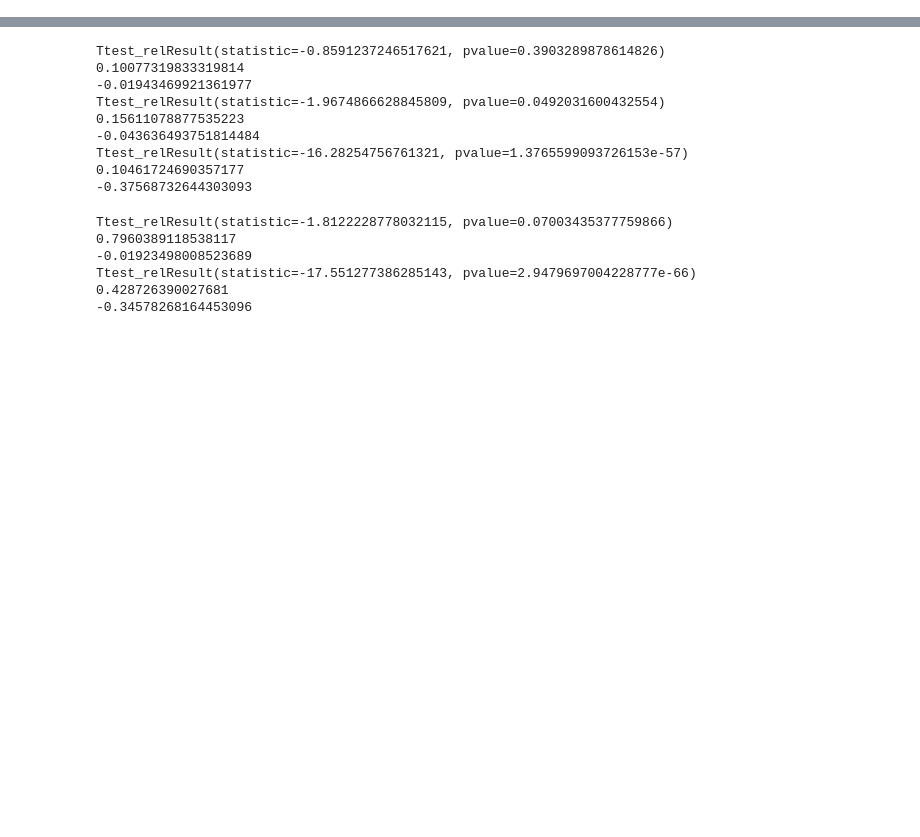
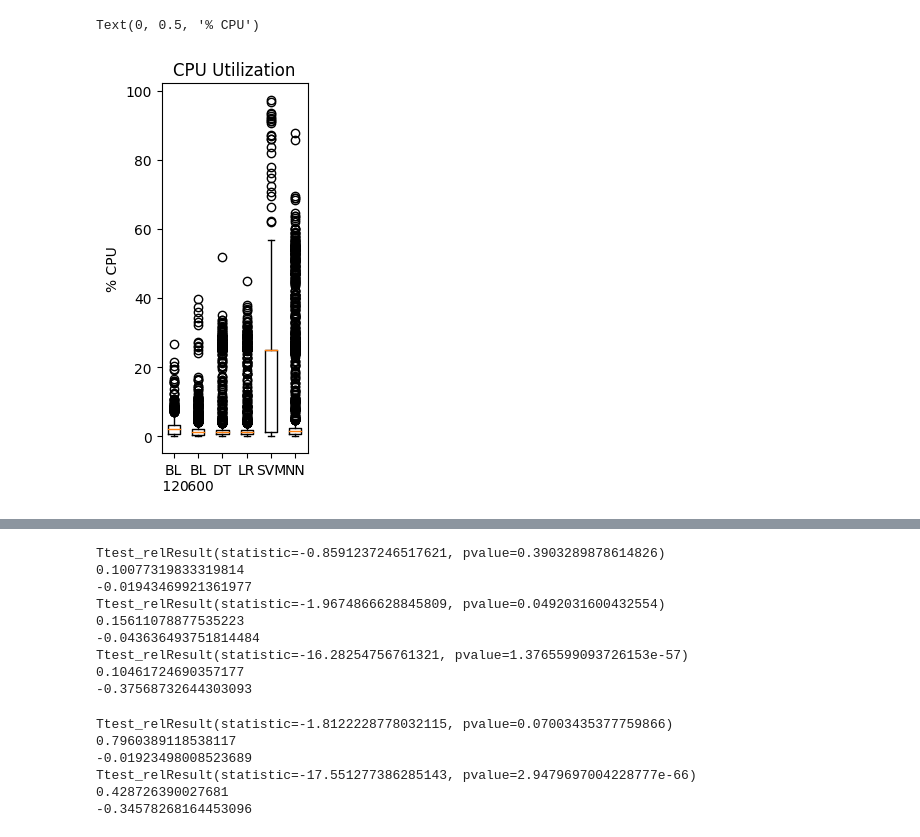
Before and after one commit to marlenebuelt/messung-1, a Jupyter notebook: analyse/ttest.ipynb, the cells around one changed output, grey strips where cells are left out. Saved outputs shown, nothing was run; the diff lists cells and outputs as text; code cells hidden in the pictures; blank space fills up the shorter version.

```diff
--- a/analyse/ttest.ipynb
+++ b/analyse/ttest.ipynb
@@ -48,0 +88,9 @@ el_power_nn = df_nn['Wert 1-avg[W]']
+# %%
+# Boxplot for CPU
+plt.subplot(1, 3, 1)
+plt.boxplot(cpu_data, labels=labels)
+plt.title('CPU Utilization')
+plt.ylabel('% CPU')
+# %% [output]
+Text(0, 0.5, '% CPU')
+[figure, added]
```
Also changed, not shown: parts of 5 cells of this notebook, 26 other files.
